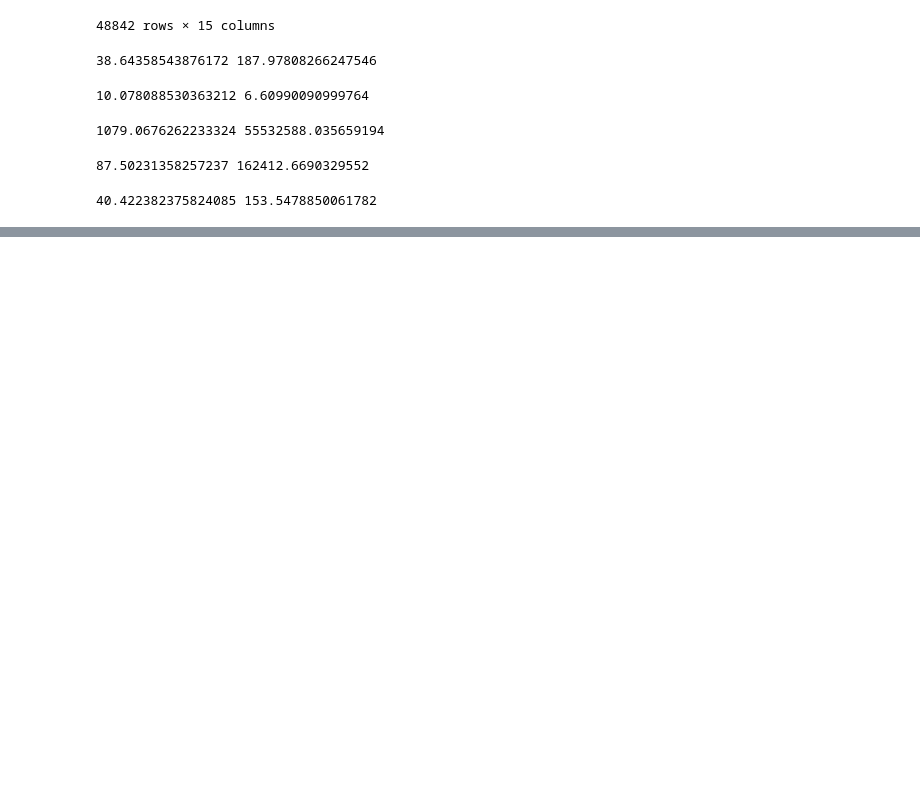
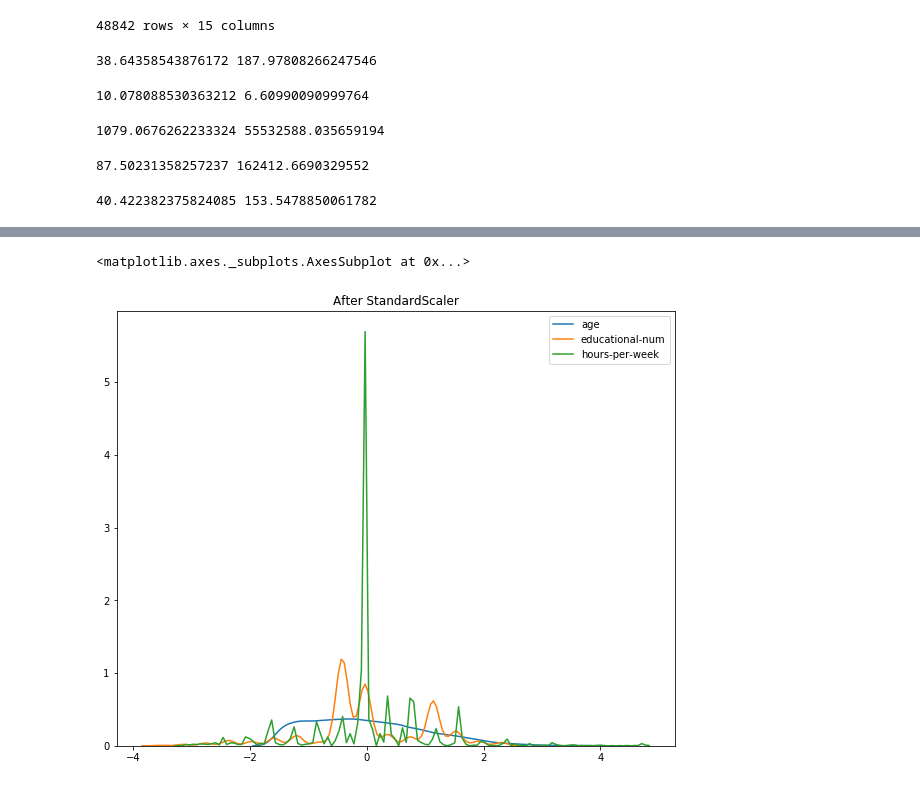
Before and after one commit to arjunvuppala123/sds-project, a Jupyter notebook: sdsproject.ipynb, the cells around one changed output, grey strips where cells are left out. Drawn from its saved outputs; the diff is of its cells as text; code cells hidden in the pictures; blank space fills up the shorter version.

```diff
--- a/sdsproject.ipynb
+++ b/sdsproject.ipynb
@@ -365,0 +421,19 @@ print(hwmean,hwvar)
+# %%
+data = df.drop(['workclass','fnlwgt','education','marital-status',
+                'occupation','relationship','race','gender','native-country','income'], axis=1)
+# %%
+col_names = list(data.columns)
+s_scaler = preprocessing.StandardScaler()
+data_s = s_scaler.fit_transform(data)
+
+data_s = pd.DataFrame(data_s, columns=col_names)
+
+fig, (ax1) = plt.subplots(ncols=1, figsize=(10, 8))
+ax1.set_title('After StandardScaler')
+
+sns.kdeplot(data_s['age'], ax=ax1)
+sns.kdeplot(data_s['educational-num'], ax=ax1)
+sns.kdeplot(data_s['hours-per-week'], ax=ax1)
+# %% [output]
+<matplotlib.axes._subplots.AxesSubplot at 0x...>
+[figure, added]
```
Also changed, not shown: parts of 19 cells of this notebook.
